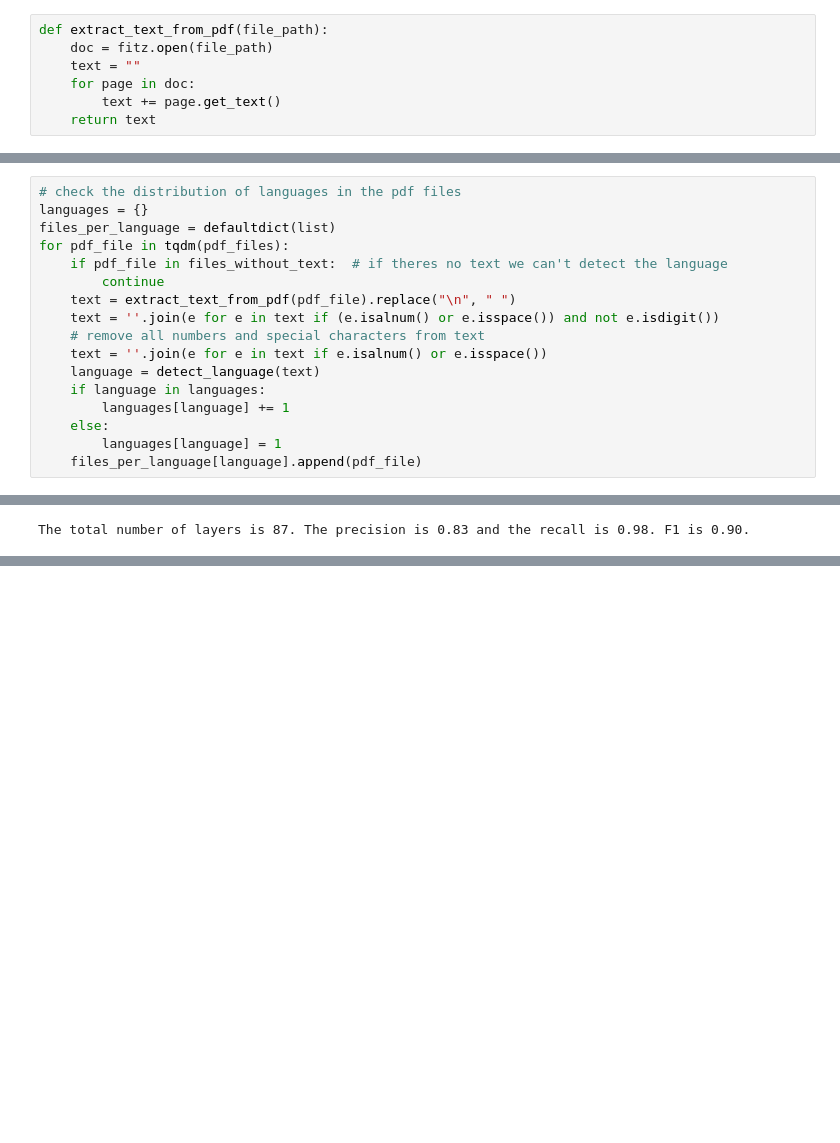
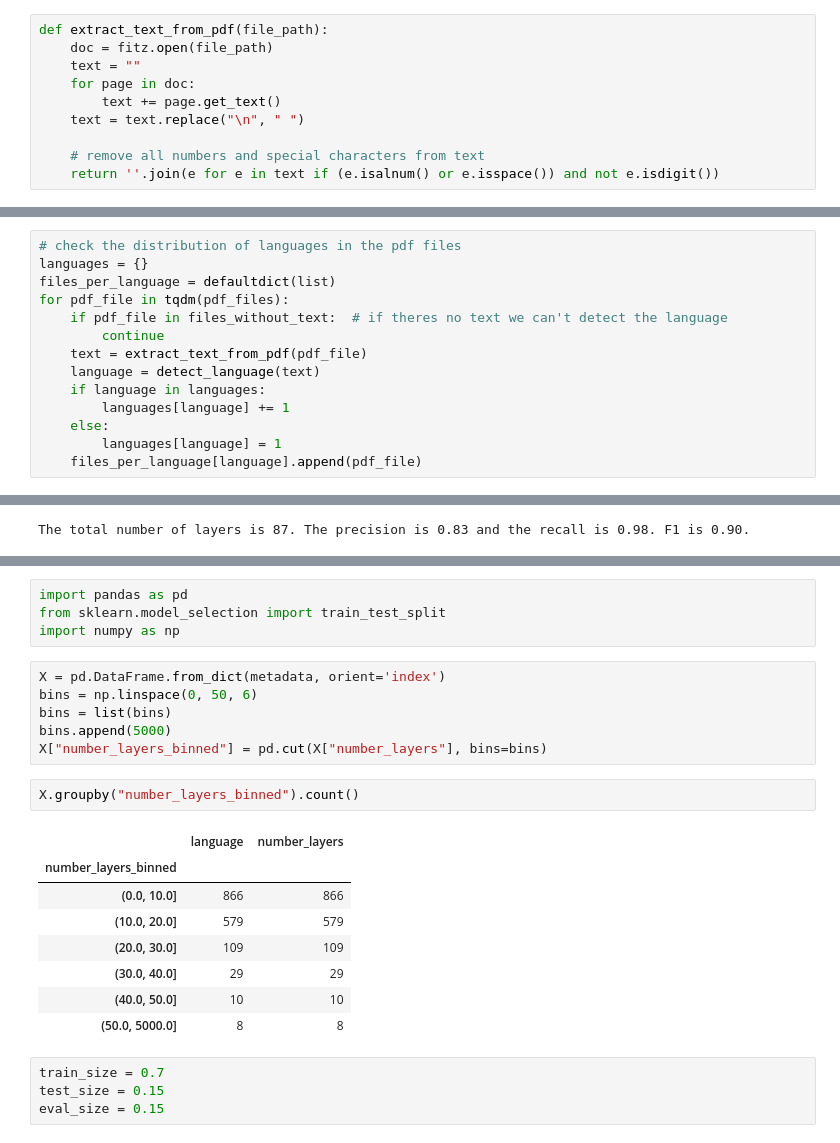
Before and after one commit to swisstopo/swissgeol-boreholes-dataextraction, a Jupyter notebook: notebooks/Borehole_Profile_V2_Exploration.ipynb, the cells around one changed output, grey strips where cells are left out. Drawn from its saved outputs; the diff is of its cells as text; blank space fills up the shorter version.

```diff
--- a/notebooks/Borehole_Profile_V2_Exploration.ipynb
+++ b/notebooks/Borehole_Profile_V2_Exploration.ipynb
@@ -53,7 +53,10 @@ def extract_text_from_pdf(file_path):
     text = ""
     for page in doc:
         text += page.get_text()
-    return text
+    text = text.replace("\n", " ")
+
+    # remove all numbers and special characters from text
+    return ''.join(e for e in text if (e.isalnum() or e.isspace()) and not e.isdigit())
 # %%
 # check if all documents have text
 files_without_text = []
@@ -71,10 +74,7 @@ files_per_language = defaultdict(list)
 for pdf_file in tqdm(pdf_files):
     if pdf_file in files_without_text:  # if theres no text we can't detect the language
         continue
-    text = extract_text_from_pdf(pdf_file).replace("\n", " ")
-    text = ''.join(e for e in text if (e.isalnum() or e.isspace()) and not e.isdigit())
-    # remove all numbers and special characters from text
-    text = ''.join(e for e in text if e.isalnum() or e.isspace())
+    text = extract_text_from_pdf(pdf_file)
     language = detect_language(text)
     if language in languages:
         languages[language] += 1
@@ -366,0 +383,25 @@ The total number of layers is 87. The precision is 0.83 and the recall is 0.98.
+# %%
+import pandas as pd
+from sklearn.model_selection import train_test_split
+import numpy as np
+# %%
+X = pd.DataFrame.from_dict(metadata, orient='index')
+bins = np.linspace(0, 50, 6)
+bins = list(bins)
+bins.append(5000)
+X["number_layers_binned"] = pd.cut(X["number_layers"], bins=bins)
+# %%
+X.groupby("number_layers_binned").count()
+# %% [output]
+|  | language | number_layers |
+| number_layers_binned |  |  |
+| (0.0, 10.0] | 866 | 866 |
+| (10.0, 20.0] | 579 | 579 |
+| (20.0, 30.0] | 109 | 109 |
+| (30.0, 40.0] | 29 | 29 |
+| (40.0, 50.0] | 10 | 10 |
+| (50.0, 5000.0] | 8 | 8 |
+# %%
+train_size = 0.7
+test_size = 0.15
+eval_size = 0.15
```
Also changed, not shown: parts of 7 cells of this notebook.
